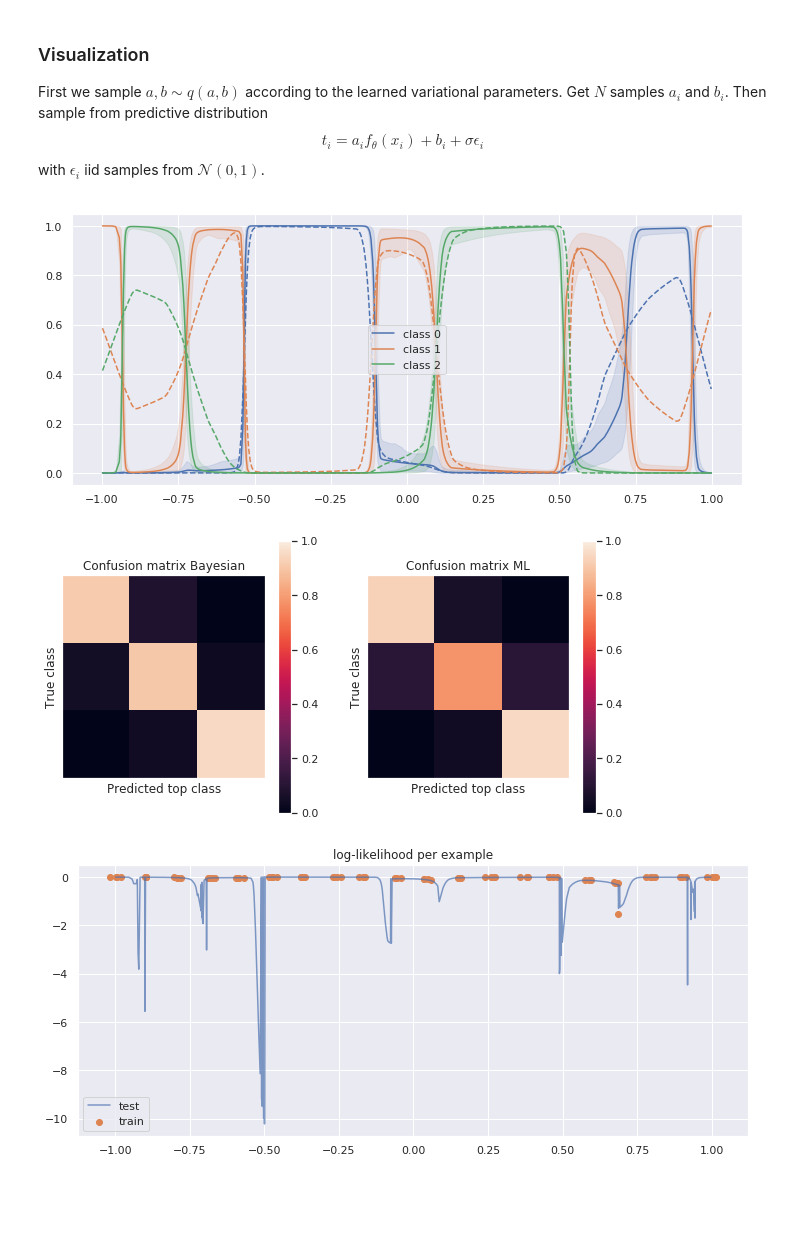
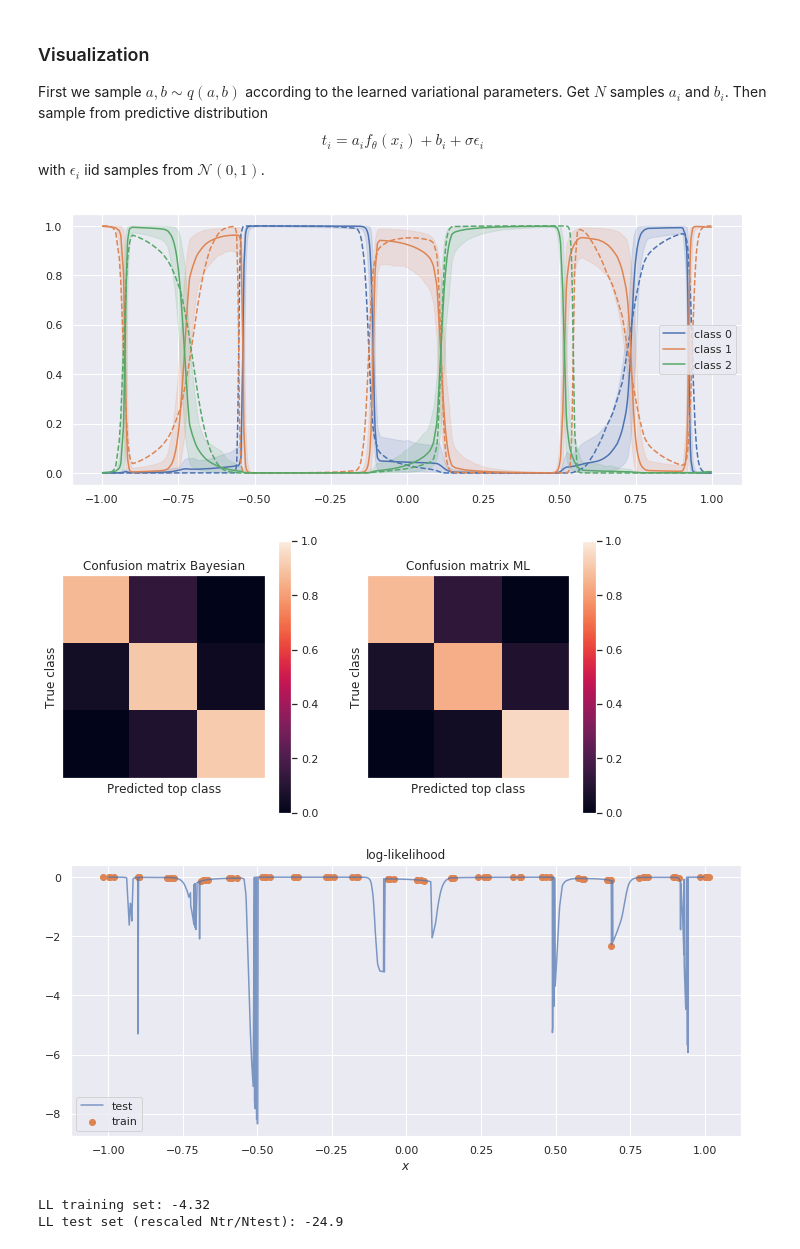
Before and after one commit to vlievin/deep-bayes, a Jupyter notebook: classification-toyexample-covariance.ipynb, the cells around one changed output. Saved outputs shown, nothing was run; the diff lists cells and outputs as text; code cells hidden in the pictures; blank space fills up the shorter version.

```diff
--- a/classification-toyexample-covariance.ipynb
+++ b/classification-toyexample-covariance.ipynb
@@ -259,7 +259,7 @@ Things that seem to be important for the Bayesian model:
 # %%
 ml_features = FeaturesExtractor(n_out=last_layer_size, use_dropout=True)
 l_rate = 0.0002
-epochs = 5000
+epochs = 10000
 n_samples = 1  # MC samples per example
 n_samples_test = 100
 n_parameters = a_size + b_size
@@ -503,7 +503,7 @@ with $\epsilon_i$ iid samples from $\mathcal{N}(0,1)$.
 ##### BAYESIAN MODEL
 
 ### Get classifier output for the whole dataset and for many samples of the last layer's weights
-n_samples = 50
+n_samples = 100
 with torch.no_grad():
     # Compute deterministic NN output
     h = features(x_test)
@@ -549,7 +549,6 @@ with torch.no_grad():
     h = ml_features(x_test)
     ml_y_all = []
     for i in range(n_samples):
-        # Sample last layer's weights from posterior q(a, b)
         ab_sample = ml_mu_ab
         a, b = ab_sample[:-b_size], ab_sample[-b_size:]
         a = a.view(a_shape)
@@ -625,20 +624,20 @@ plt.xlabel('Predicted top class')
 plt.ylabel('True class')
 plt.show()
 # %% [output]
-[figure, old version]
+[figure, new version]
 [figure]
 # %%
 ##### BAYESIAN MODEL
 
 ### Get classifier output for the whole dataset and for many samples of the last layer's weights
-n_samples_test = 50
+n_samples_test = 1000  # 100
 recons_test = torch.zeros((n_samples_test, x_test.size(0)), device=x.device)
 recons = torch.zeros((n_samples_test, x.size(0)), device=x.device)
 with torch.no_grad():
     # Compute deterministic NN output
     h = features(x_test)
     cov_ab = flat_to_triangular(cov_ab_params)
-    y_all = []
+    y_all = []   # test set
     for i in range(n_samples_test):
         # Sample last layer's weights from posterior q(a, b)
         ab_sample = stochastic(mu_ab, make_cholesky(logvar_ab, cov_ab))
@@ -649,36 +648,45 @@ with torch.no_grad():
         # Compute last layer output (the logits) with the weights just sampled
         y = h @ a + b    # shape: (N, n_classes)
 
         recons_test[i] = f.cross_entropy(y, t_values_test, reduction='none')
+        y_all.append(y.softmax(1).unsqueeze(0).cpu().numpy())
+
+    y_all = np.concatenate(y_all, axis=0)  # shape: (n_samples, N, n_classes)
 
     log_likelihood_test = (log_sum_exp(-recons_test, dim=0) - np.log(n_samples_test)).squeeze().detach().cpu().numpy()
 
     # Compute deterministic NN output
     h = features(x)
     cov_ab = flat_to_triangular(cov_ab_params)
-    y_all = []
     for i in range(n_samples_test):
         # Sample last layer's weights from posterior q(a, b)
         ab_sample = stochastic(mu_ab, make_cholesky(logvar_ab, cov_ab))
         a, b = ab_sample[:-b_size], ab_sample[-b_size:]
         a = a.view(a_shape)
         b = b.unsqueeze(0)
 
         # Compute last layer output (the logits) with the weights just sampled
         y = h @ a + b    # shape: (N, n_classes)
 
         recons[i] = f.cross_entropy(y, t_values, reduction='none')
 
     log_likelihood = (log_sum_exp(-recons, dim=0) - np.log(n_samples_test)).squeeze().detach().cpu().numpy()
 
 x_test_numpy = x_test.detach().cpu().numpy().flatten()
 x_numpy = x.detach().cpu().numpy().flatten()
 plt.figure(figsize=(12, 5))
 plt.scatter(x_numpy, log_likelihood, label='train', color=sns.color_palette()[1])
-plot(x_test_numpy, log_likelihood_test, title='log-likelihood per example', label='test', line_alpha=0.7)
+plot(x_test_numpy, log_likelihood_test, title='log-likelihood', label='test', line_alpha=0.7,
+    xlabel='$x$')
 plt.show()
+
+# TODO check these
+print("LL training set: {:.3g}".format(log_likelihood.sum()))
+print("LL test set (rescaled Ntr/Ntest): {:.3g}".format(log_likelihood_test.mean()*N))
 # %% [output]
-[figure, old version]
+[figure, new version]
+LL training set: -4.32
+LL test set (rescaled Ntr/Ntest): -24.9
 # %%
 L = make_cholesky(logvar_ab, cov_ab).detach().cpu().numpy()
 Cov = L @ L.T
```
Also changed, not shown: parts of 5 cells of this notebook.
